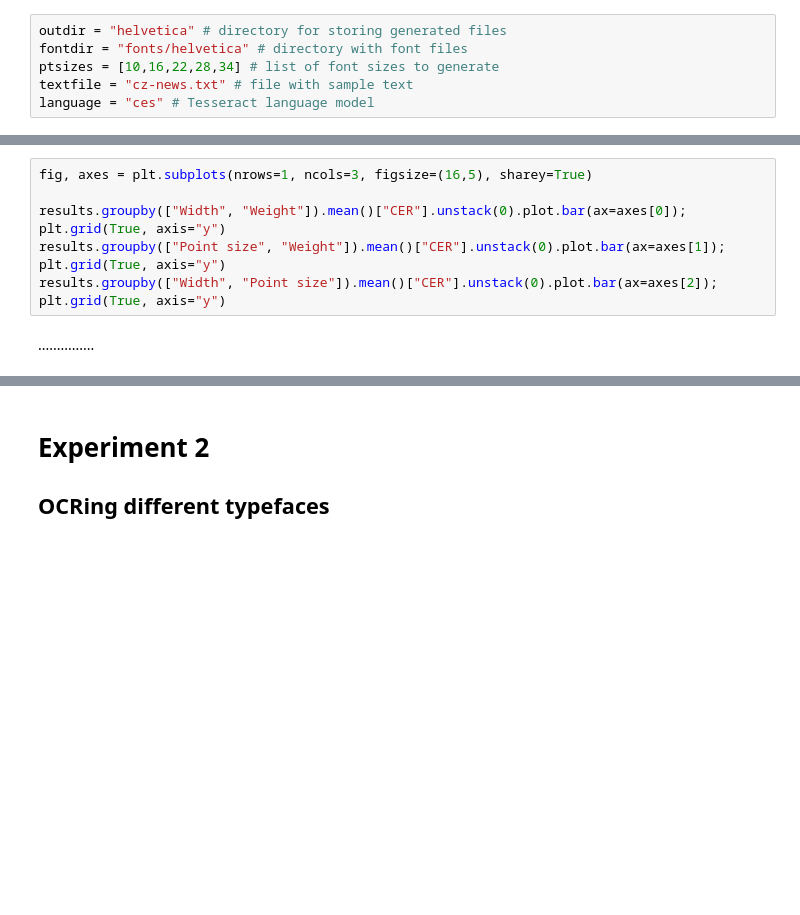
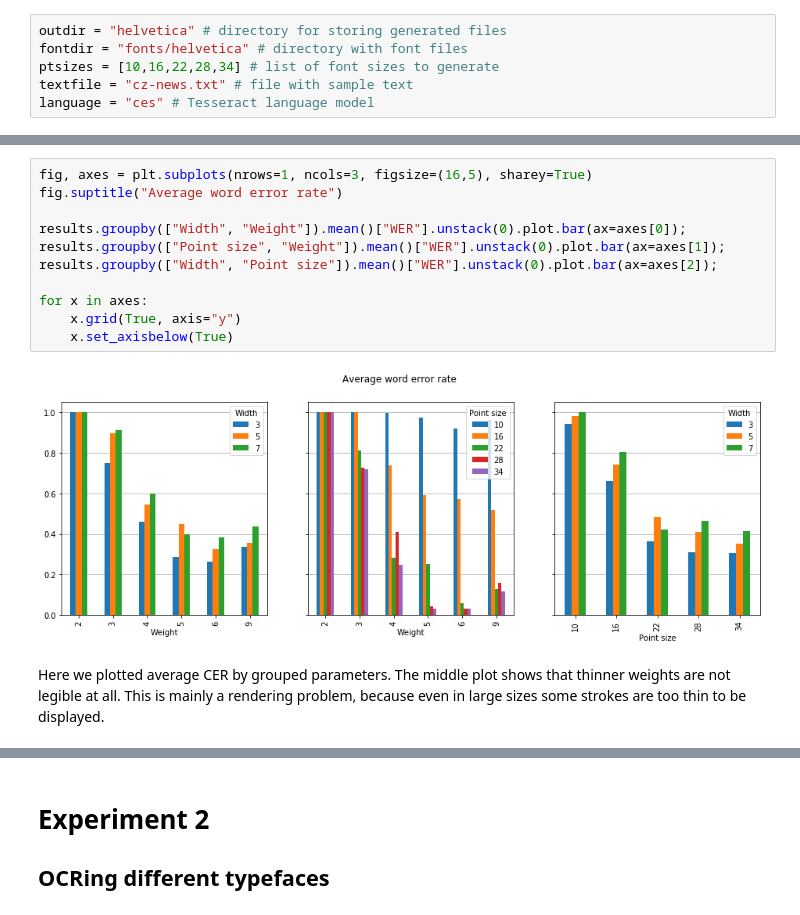
Before and after one commit to byewokko/tesseract-font-test, a Jupyter notebook: tesseract-fonts.ipynb, the cells around one changed output, grey strips where cells are left out. Cells and saved outputs as stored; diff of their text form; blank space fills up the shorter version.

```diff
--- a/tesseract-fonts.ipynb
+++ b/tesseract-fonts.ipynb
@@ -157,11 +168,15 @@ These figures show average error rates by point size, weight and width respectiv
 # %%
 fig, axes = plt.subplots(nrows=1, ncols=3, figsize=(16,5), sharey=True)
+fig.suptitle("Average word error rate")
 
-results.groupby(["Width", "Weight"]).mean()["CER"].unstack(0).plot.bar(ax=axes[0]);
-plt.grid(True, axis="y")
-results.groupby(["Point size", "Weight"]).mean()["CER"].unstack(0).plot.bar(ax=axes[1]);
-plt.grid(True, axis="y")
-results.groupby(["Width", "Point size"]).mean()["CER"].unstack(0).plot.bar(ax=axes[2]);
-plt.grid(True, axis="y")
+results.groupby(["Width", "Weight"]).mean()["WER"].unstack(0).plot.bar(ax=axes[0]);
+results.groupby(["Point size", "Weight"]).mean()["WER"].unstack(0).plot.bar(ax=axes[1]);
+results.groupby(["Width", "Point size"]).mean()["WER"].unstack(0).plot.bar(ax=axes[2]);
+
+for x in axes:
+    x.grid(True, axis="y")
+    x.set_axisbelow(True)
+# %% [output]
+[figure, added]
-# %% [markdown]
-...............
+# %% [markdown]
+Here we plotted average CER by grouped parameters. The middle plot shows that thinner weights are not legible at all. This is mainly a rendering problem, because even in large sizes some strokes are too thin to be displayed.
```
Also changed, not shown: parts of 24 cells of this notebook, 1 other file.
